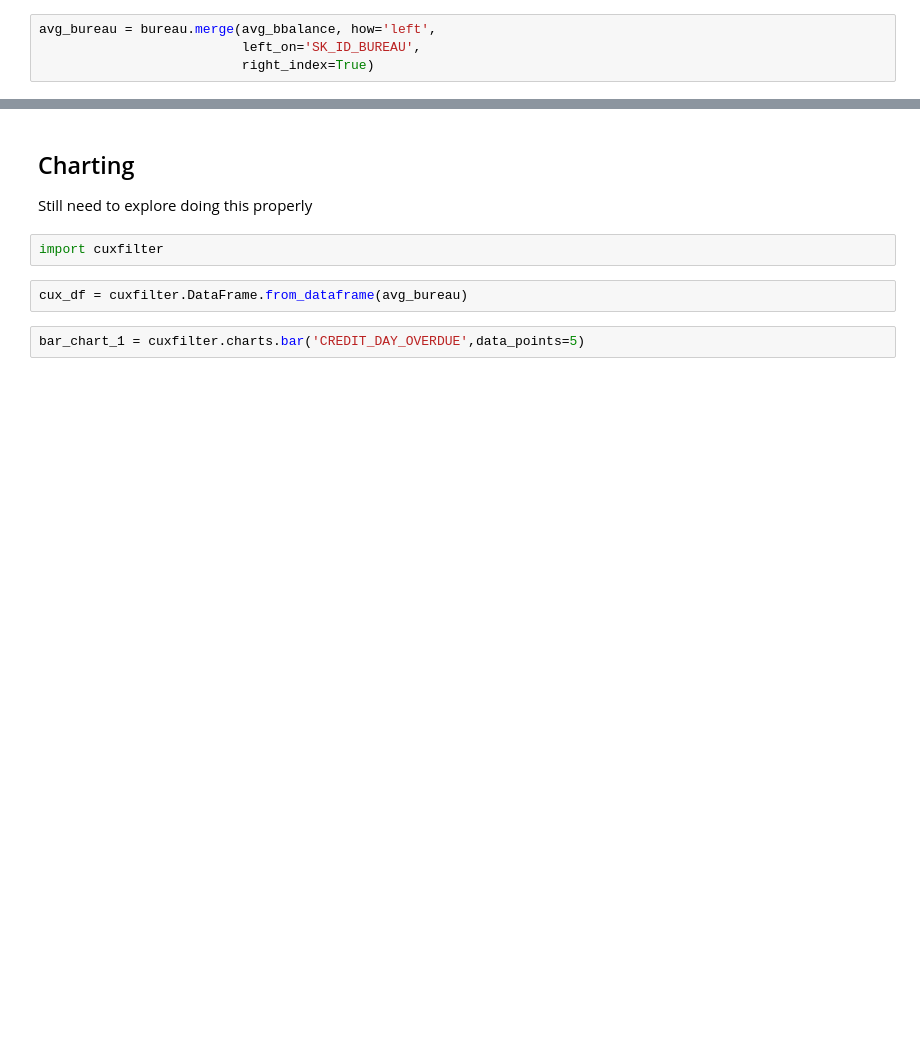
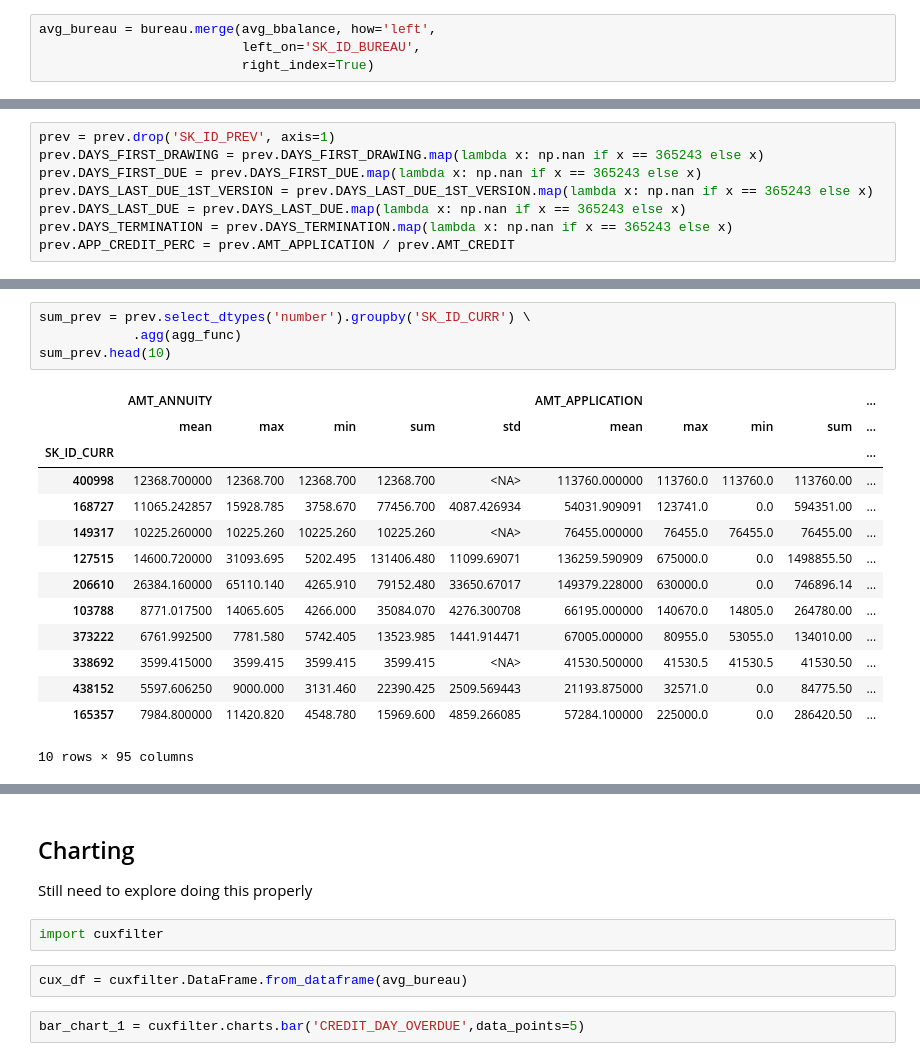
Before and after one commit to odog96/cml-rapids, a Jupyter notebook: First_Exploration.ipynb, the cells around one changed output, grey strips where cells are left out. Saved outputs shown, nothing was run; the diff lists cells and outputs as text; blank space fills up the shorter version.

Commit message:
got dataframe build need to check columns are right

```diff
--- a/First_Exploration.ipynb
+++ b/First_Exploration.ipynb
@@ -101,0 +174,8 @@ avg_bureau = bureau.merge(avg_bbalance, how='left',
+# %%
+prev = prev.drop('SK_ID_PREV', axis=1)
+prev.DAYS_FIRST_DRAWING = prev.DAYS_FIRST_DRAWING.map(lambda x: np.nan if x == 365243 else x)
+prev.DAYS_FIRST_DUE = prev.DAYS_FIRST_DUE.map(lambda x: np.nan if x == 365243 else x)
+prev.DAYS_LAST_DUE_1ST_VERSION = prev.DAYS_LAST_DUE_1ST_VERSION.map(lambda x: np.nan if x == 365243 else x)
+prev.DAYS_LAST_DUE = prev.DAYS_LAST_DUE.map(lambda x: np.nan if x == 365243 else x)
+prev.DAYS_TERMINATION = prev.DAYS_TERMINATION.map(lambda x: np.nan if x == 365243 else x)
+prev.APP_CREDIT_PERC = prev.AMT_APPLICATION / prev.AMT_CREDIT
@@ -101,0 +202,19 @@ avg_bureau = bureau.merge(avg_bbalance, how='left',
+# %%
+sum_prev = prev.select_dtypes('number').groupby('SK_ID_CURR') \
+            .agg(agg_func)
+sum_prev.head(10)
+# %% [output]
+|  | AMT_ANNUITY |  |  |  |  | AMT_APPLICATION |  |  |  | ... |
+|  | mean | max | min | sum | std | mean | max | min | sum | ... |
+| SK_ID_CURR |  |  |  |  |  |  |  |  |  | ... |
+| 400998 | 12368.700000 | 12368.700 | 12368.700 | 12368.700 | <NA> | 113760.000000 | 113760.0 | 113760.0 | 113760.00 | ... |
+| 168727 | 11065.242857 | 15928.785 | 3758.670 | 77456.700 | 4087.426934 | 54031.909091 | 123741.0 | 0.0 | 594351.00 | ... |
+| 149317 | 10225.260000 | 10225.260 | 10225.260 | 10225.260 | <NA> | 76455.000000 | 76455.0 | 76455.0 | 76455.00 | ... |
+| 127515 | 14600.720000 | 31093.695 | 5202.495 | 131406.480 | 11099.69071 | 136259.590909 | 675000.0 | 0.0 | 1498855.50 | ... |
+| 206610 | 26384.160000 | 65110.140 | 4265.910 | 79152.480 | 33650.67017 | 149379.228000 | 630000.0 | 0.0 | 746896.14 | ... |
+| 103788 | 8771.017500 | 14065.605 | 4266.000 | 35084.070 | 4276.300708 | 66195.000000 | 140670.0 | 14805.0 | 264780.00 | ... |
+| 373222 | 6761.992500 | 7781.580 | 5742.405 | 13523.985 | 1441.914471 | 67005.000000 | 80955.0 | 53055.0 | 134010.00 | ... |
+| 338692 | 3599.415000 | 3599.415 | 3599.415 | 3599.415 | <NA> | 41530.500000 | 41530.5 | 41530.5 | 41530.50 | ... |
+| 438152 | 5597.606250 | 9000.000 | 3131.460 | 22390.425 | 2509.569443 | 21193.875000 | 32571.0 | 0.0 | 84775.50 | ... |
+| 165357 | 7984.800000 | 11420.820 | 4548.780 | 15969.600 | 4859.266085 | 57284.100000 | 225000.0 | 0.0 | 286420.50 | ... |
+10 rows × 95 columns
```
Also changed, not shown: parts of 19 cells of this notebook.
